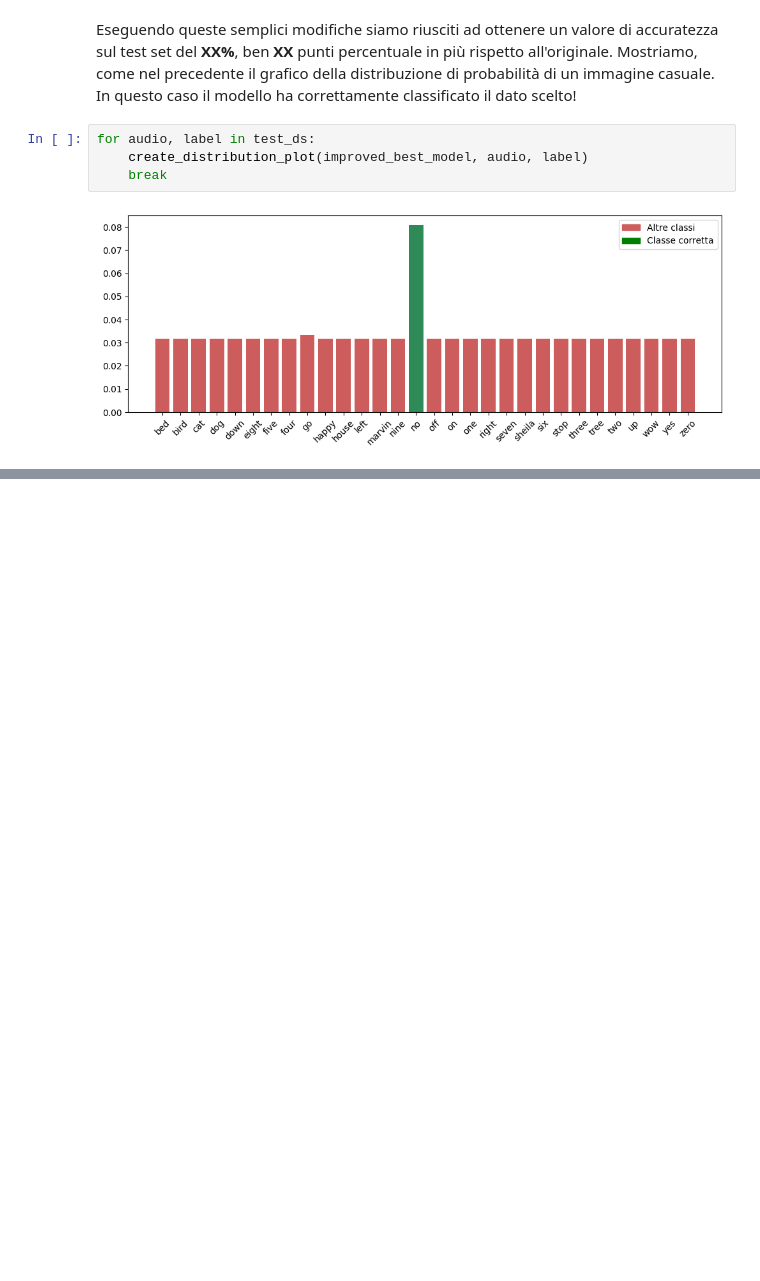
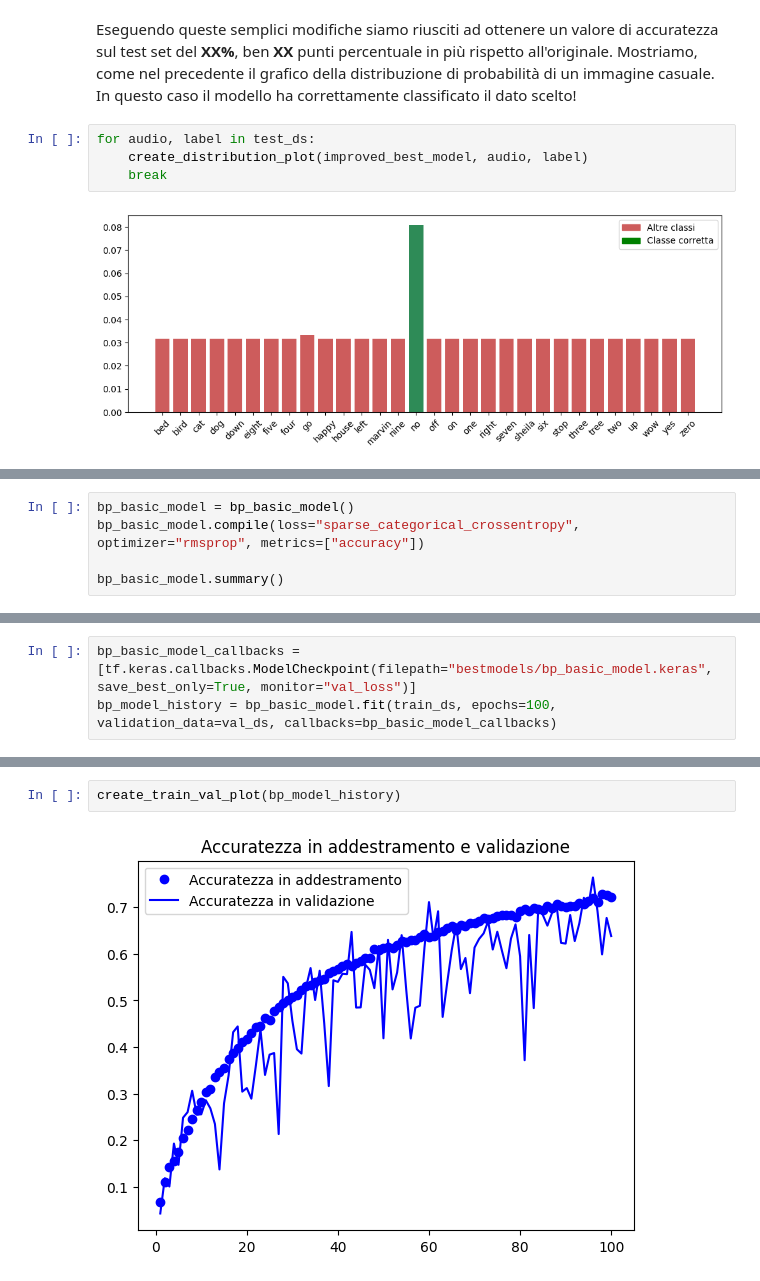
Before and after one commit to HiImGabry/speech-recognition-representation-unica-dl, a Jupyter notebook: Modello_convolutivo.ipynb, the cells around one changed output, grey strips where cells are left out. Drawn from its saved outputs; the diff is of its cells as text; blank space fills up the shorter version.

Commit message:
add best-practice model

```diff
--- a/Modello_convolutivo.ipynb
+++ b/Modello_convolutivo.ipynb
@@ -381,0 +429,5 @@ for audio, label in test_ds:
+# %%
+bp_basic_model = bp_basic_model()
+bp_basic_model.compile(loss="sparse_categorical_crossentropy", optimizer="rmsprop", metrics=["accuracy"])
+
+bp_basic_model.summary()
@@ -381,0 +452,3 @@ for audio, label in test_ds:
+# %%
+bp_basic_model_callbacks = [tf.keras.callbacks.ModelCheckpoint(filepath="bestmodels/bp_basic_model.keras", save_best_only=True, monitor="val_loss")]
+bp_model_history = bp_basic_model.fit(train_ds, epochs=100, validation_data=val_ds, callbacks=bp_basic_model_callbacks)
@@ -381,0 +473,4 @@ for audio, label in test_ds:
+# %%
+create_train_val_plot(bp_model_history)
+# %% [output]
+[figure, added]
```
Also changed, not shown: parts of 9 cells of this notebook.
